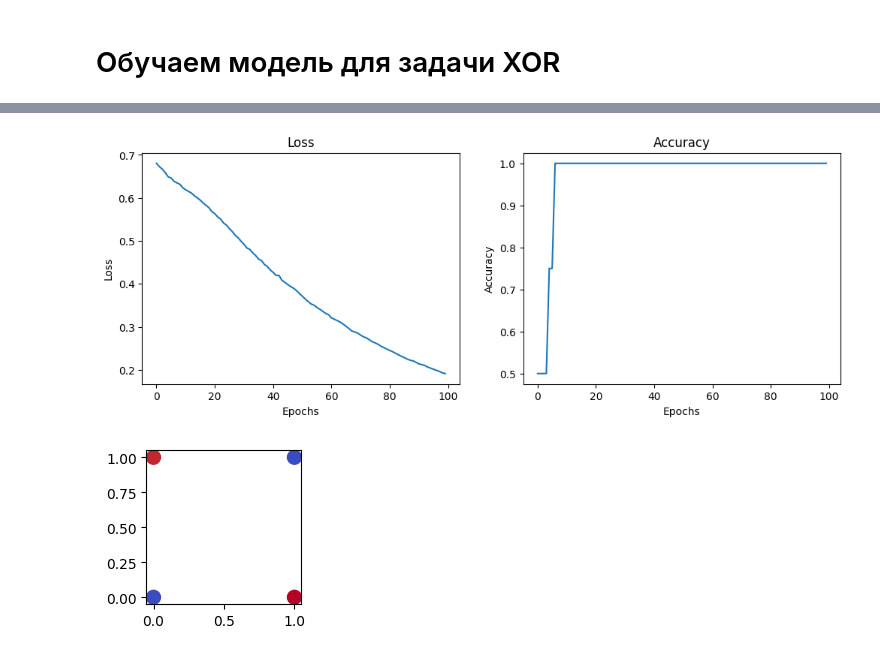
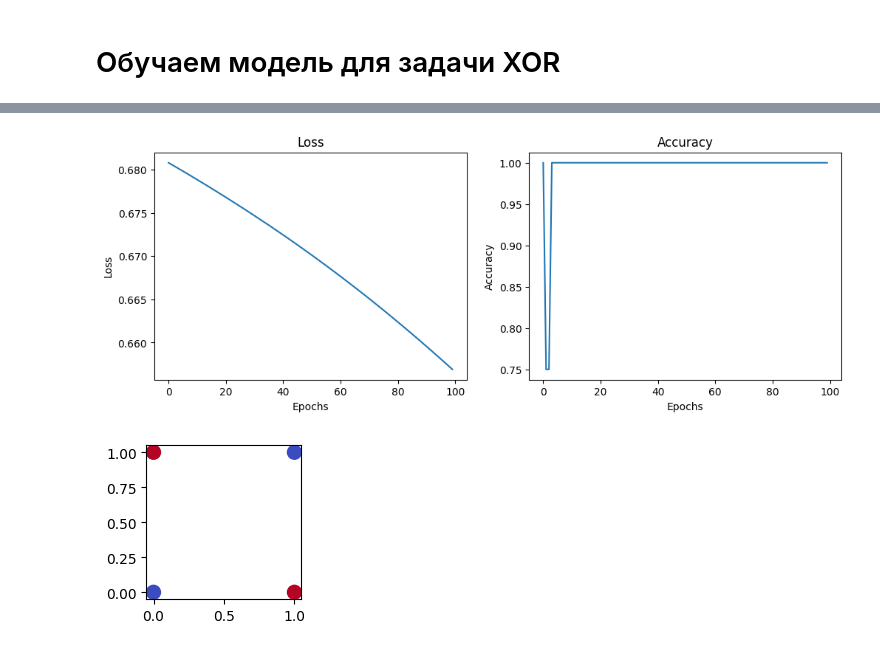
Before and after one commit to Yurekkk/Neironki, a Jupyter notebook: Lab-3.ipynb, the cells around one changed output, grey strips where cells are left out. Cells and saved outputs as stored; diff of their text form; code cells hidden in the pictures.

```diff
--- a/Lab-3.ipynb
+++ b/Lab-3.ipynb
@@ -127,10 +131,10 @@ model = keras.models.Sequential([
     keras.layers.Dense(1, activation='sigmoid')
 ])
 # %%
-model.compile(optimizer=keras.optimizers.Adam(learning_rate=0.01),
+model.compile(optimizer=keras.optimizers.Adam(learning_rate=0.001),
               loss='binary_crossentropy',
               metrics=['accuracy'])
 # %%
-history = model.fit(x, y, epochs=100, batch_size=1)
+history = model.fit(x, y, epochs=100, batch_size=4)
 # %% [output]
 Epoch 1/100
@@ -153,18 +157,18 @@ Epoch 100/100
 # %%
 fig, (ax1, ax2) = plt.subplots(1, 2, figsize=(12, 4))
 
-ax1.plot(history.history['loss'], label='Training Loss')
+ax1.plot(history.history['loss'])
 ax1.set_title('Loss')
 ax1.set_xlabel('Epochs')
 ax1.set_ylabel('Loss')
 
-ax2.plot(history.history['accuracy'], label='Training Accuracy')
+ax2.plot(history.history['accuracy'])
 ax2.set_title('Accuracy')
 ax2.set_xlabel('Epochs')
 ax2.set_ylabel('Accuracy')
 
 plt.show()
 # %% [output]
-[figure, old version]
+[figure, new version]
 # %%
 y_pred = model.predict(x, verbose=0)
```
Also changed, not shown: parts of 8 cells of this notebook, 1 other file.
